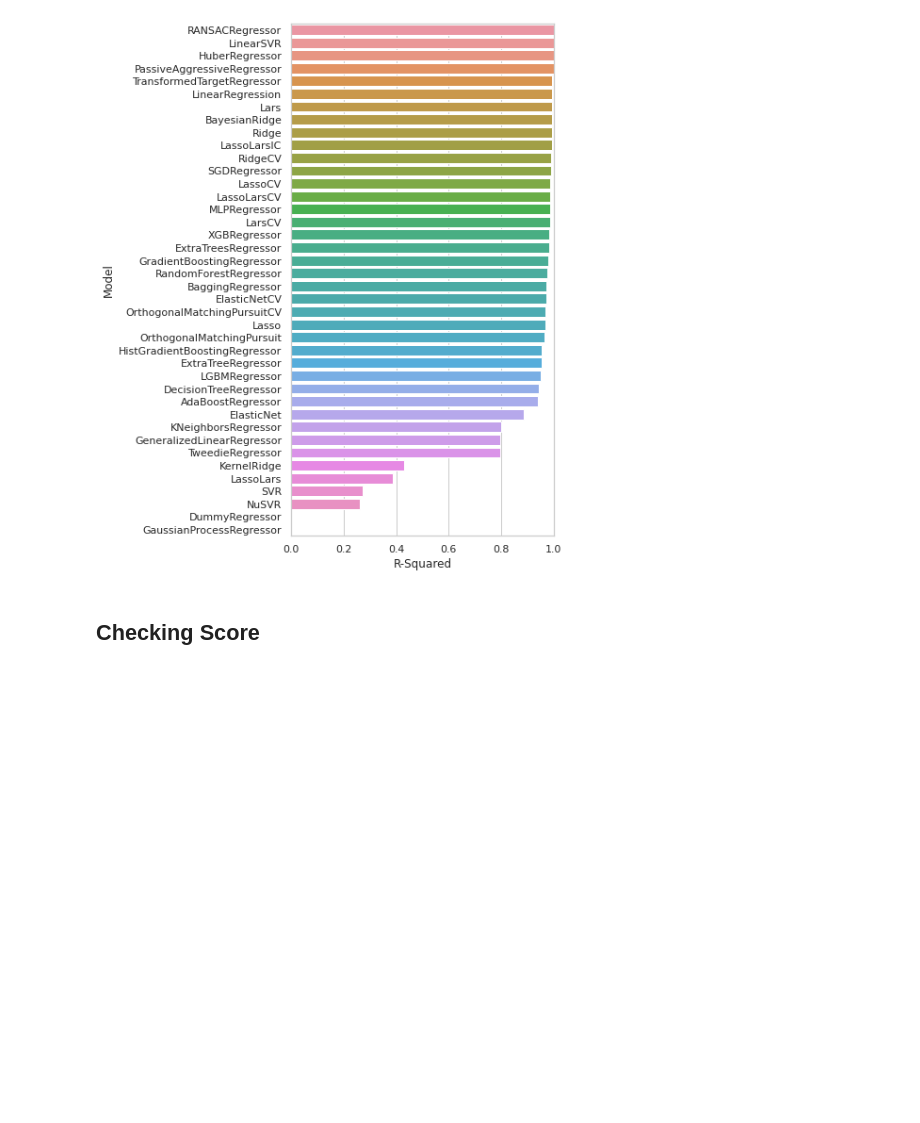
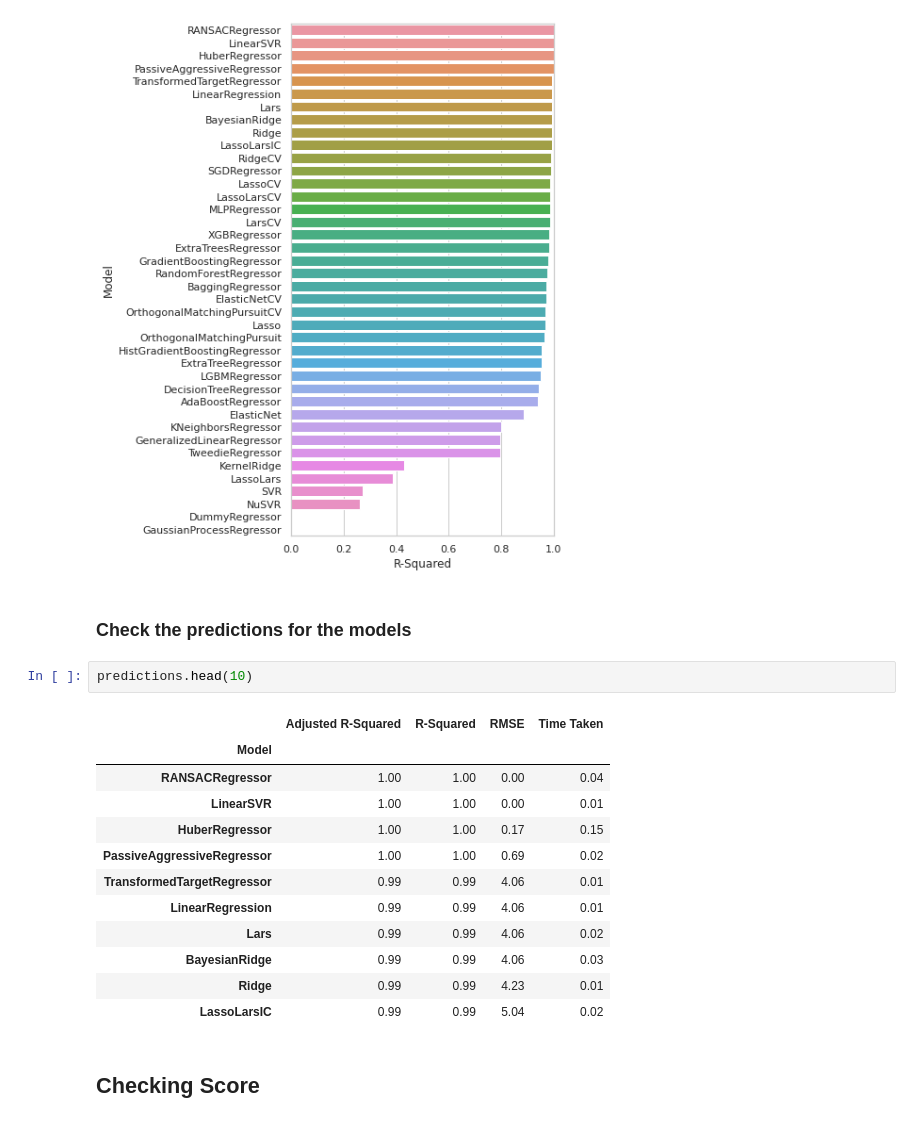
Before and after one commit to jesussantana/Supervised-Regression, a Jupyter notebook: notebooks/S12_T01_Supevised_Regression.ipynb, the cells around one changed output. Drawn from its saved outputs; the diff is of its cells as text; blank space fills up the shorter version.

```diff
--- a/notebooks/S12_T01_Supevised_Regression.ipynb
+++ b/notebooks/S12_T01_Supevised_Regression.ipynb
@@ -835,6 +835,23 @@ ax.set(xlim=(0, 1))
 plt.savefig("../reports/figures/LazzyRegressor_Models.png")
 # %% [output]
 [figure]
+# %% [markdown]
+### Check the predictions for the models
+# %%
+predictions.head(10)
+# %% [output]
+|  | Adjusted R-Squared | R-Squared | RMSE | Time Taken |
+| Model |  |  |  |  |
+| RANSACRegressor | 1.00 | 1.00 | 0.00 | 0.04 |
+| LinearSVR | 1.00 | 1.00 | 0.00 | 0.01 |
+| HuberRegressor | 1.00 | 1.00 | 0.17 | 0.15 |
+| PassiveAggressiveRegressor | 1.00 | 1.00 | 0.69 | 0.02 |
+| TransformedTargetRegressor | 0.99 | 0.99 | 4.06 | 0.01 |
+| LinearRegression | 0.99 | 0.99 | 4.06 | 0.01 |
+| Lars | 0.99 | 0.99 | 4.06 | 0.02 |
+| BayesianRidge | 0.99 | 0.99 | 4.06 | 0.03 |
+| Ridge | 0.99 | 0.99 | 4.23 | 0.01 |
+| LassoLarsIC | 0.99 | 0.99 | 5.04 | 0.02 |
 # %% [markdown]
 
 ## Checking Score
```
Also changed, not shown: parts of 18 cells of this notebook, 2 other files.
